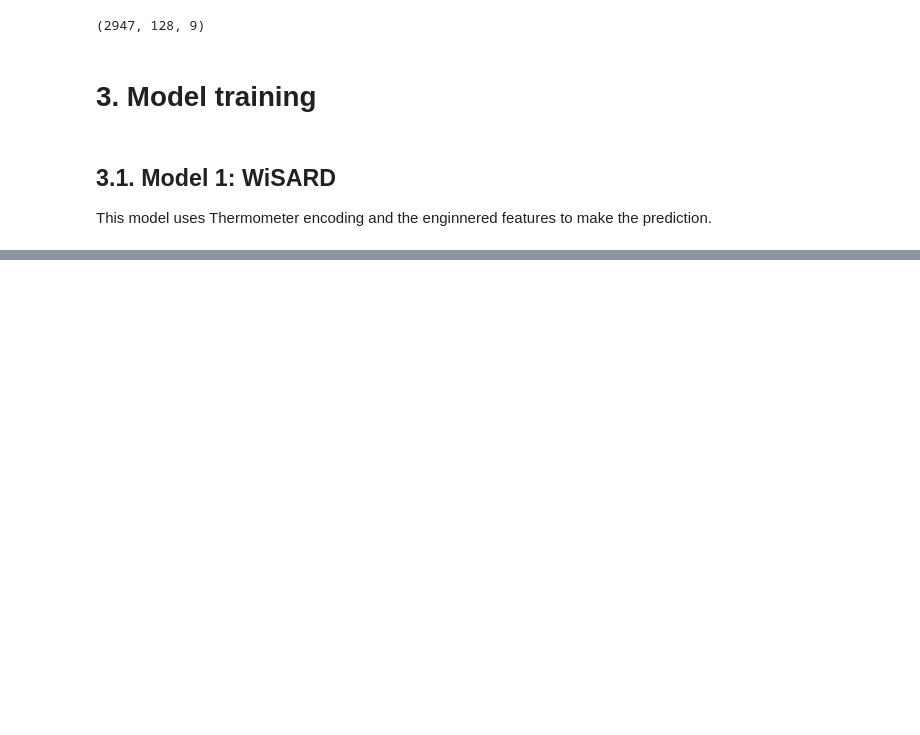
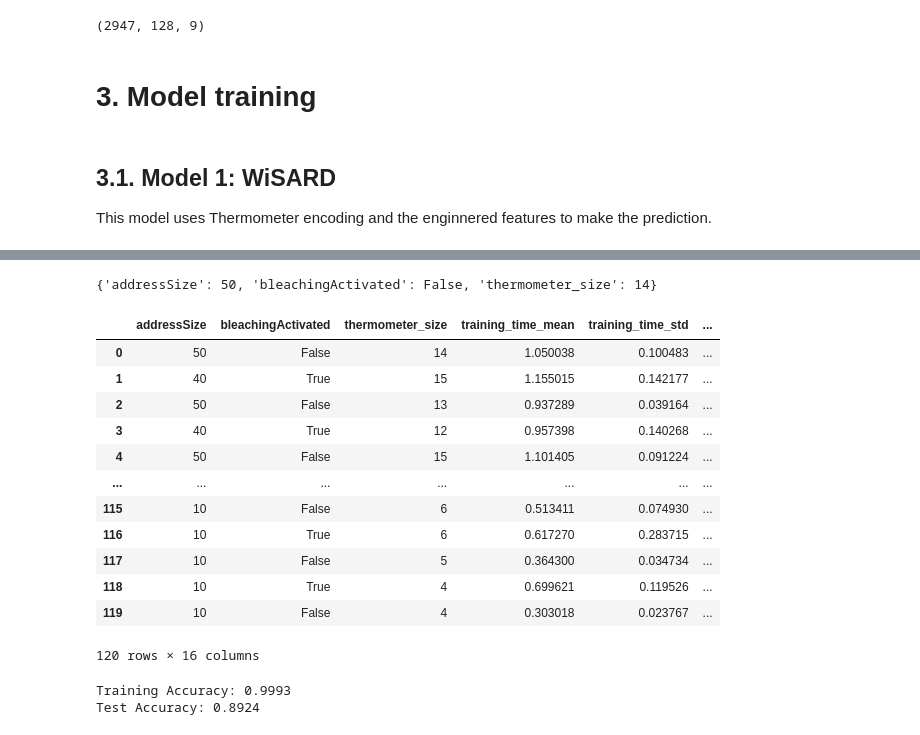
Before and after one commit to bruno-accioli/activity-recognition-WiSARD, a Jupyter notebook: train.ipynb, the cells around one changed output, grey strips where cells are left out. Saved outputs shown, nothing was run; the diff lists cells and outputs as text; code cells hidden in the pictures; blank space fills up the shorter version.

Commit message:
first results

```diff
--- a/train.ipynb
+++ b/train.ipynb
@@ -173,0 +276,4 @@ enc = ThermometerEncoder()
+# %%
+gs_model1, best_params_model1 = cross_validation_model1(train_eng, train_labels, n_splits=5, addressSize=[10, 20, 30, 40, 50],
+                                                        thermometer_size=[4, 5, 6, 7, 8, 9, 10, 11, 12, 13, 14, 15],
+                                                        bleachingActivated=[True, False], thermometer_columns=None)
@@ -173,0 +316,25 @@ enc = ThermometerEncoder()
+# %%
+best_params_model1
+# %% [output]
+{'addressSize': 50, 'bleachingActivated': False, 'thermometer_size': 14}
+# %%
+gs_model1 = gs_model1.sort_values('rank').reset_index(drop=True)
+
+with open('results/model1_gs_results.pickle', 'wb') as file:
+    pickle.dump(gs_model1, file)
+
+gs_model1
+# %% [output]
+|  | addressSize | bleachingActivated | thermometer_size | training_time_mean | training_time_std | ... |
+| 0 | 50 | False | 14 | 1.050038 | 0.100483 | ... |
+| 1 | 40 | True | 15 | 1.155015 | 0.142177 | ... |
+| 2 | 50 | False | 13 | 0.937289 | 0.039164 | ... |
+| 3 | 40 | True | 12 | 0.957398 | 0.140268 | ... |
+| 4 | 50 | False | 15 | 1.101405 | 0.091224 | ... |
+| ... | ... | ... | ... | ... | ... | ... |
+| 115 | 10 | False | 6 | 0.513411 | 0.074930 | ... |
+| 116 | 10 | True | 6 | 0.617270 | 0.283715 | ... |
+| 117 | 10 | False | 5 | 0.364300 | 0.034734 | ... |
+| 118 | 10 | True | 4 | 0.699621 | 0.119526 | ... |
+| 119 | 10 | False | 4 | 0.303018 | 0.023767 | ... |
+120 rows × 16 columns
@@ -173,0 +344,26 @@ enc = ThermometerEncoder()
+# %%
+# Preprocessing train_eng, train_labels
+y_train_str = [str(l) for l in train_labels]
+y_test_str = [str(l) for l in test_labels]
+
+model = wp.Wisard(best_params_model1['addressSize'], bleachingActivated=best_params_model1['bleachingActivated'])
+thermometer_columns = list(range(train_eng.shape[1]))
+thermometer = ThermometerEncoder(thermometer_columns, n_bits=best_params_model1['thermometer_size'])
+
+X_train = thermometer.fit_transform(train_eng).astype(int).tolist()
+X_test = thermometer.transform(test_eng).astype(int).tolist()
+
+# training
+model.train(X_train, y_train_str)
+
+pred_train = model.classify(X_train)
+pred_test = model.classify(X_test)
+
+training_accuracy = accuracy_score(y_train_str, pred_train)
+test_accuracy = accuracy_score(y_test_str, pred_test)
+
+print(f'Training Accuracy: {training_accuracy:.4f}')
+print(f'Test Accuracy: {test_accuracy:.4f}')
+# %% [output]
+Training Accuracy: 0.9993
+Test Accuracy: 0.8924
```
Also changed, not shown: parts of 6 cells of this notebook, 1 other file.
